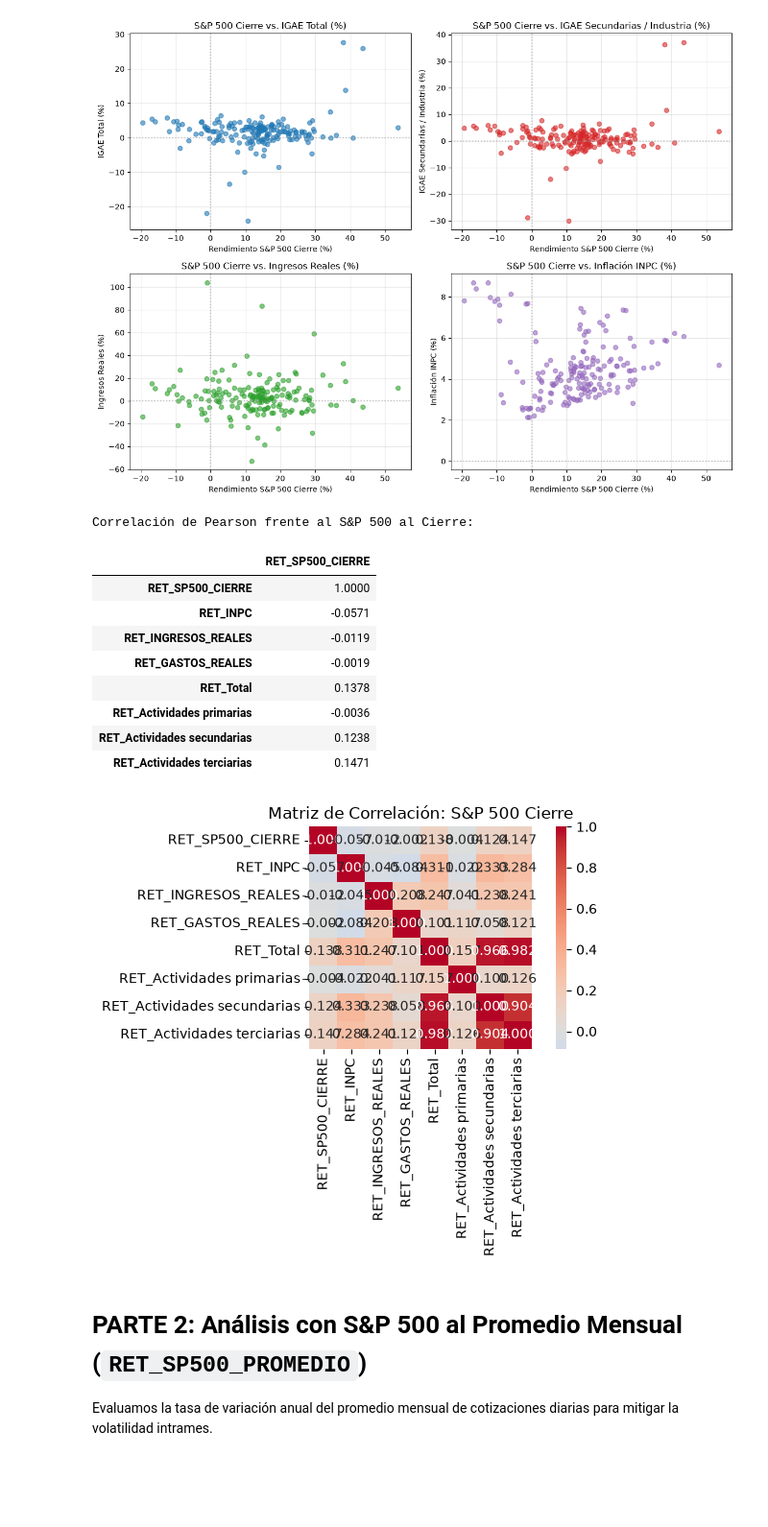
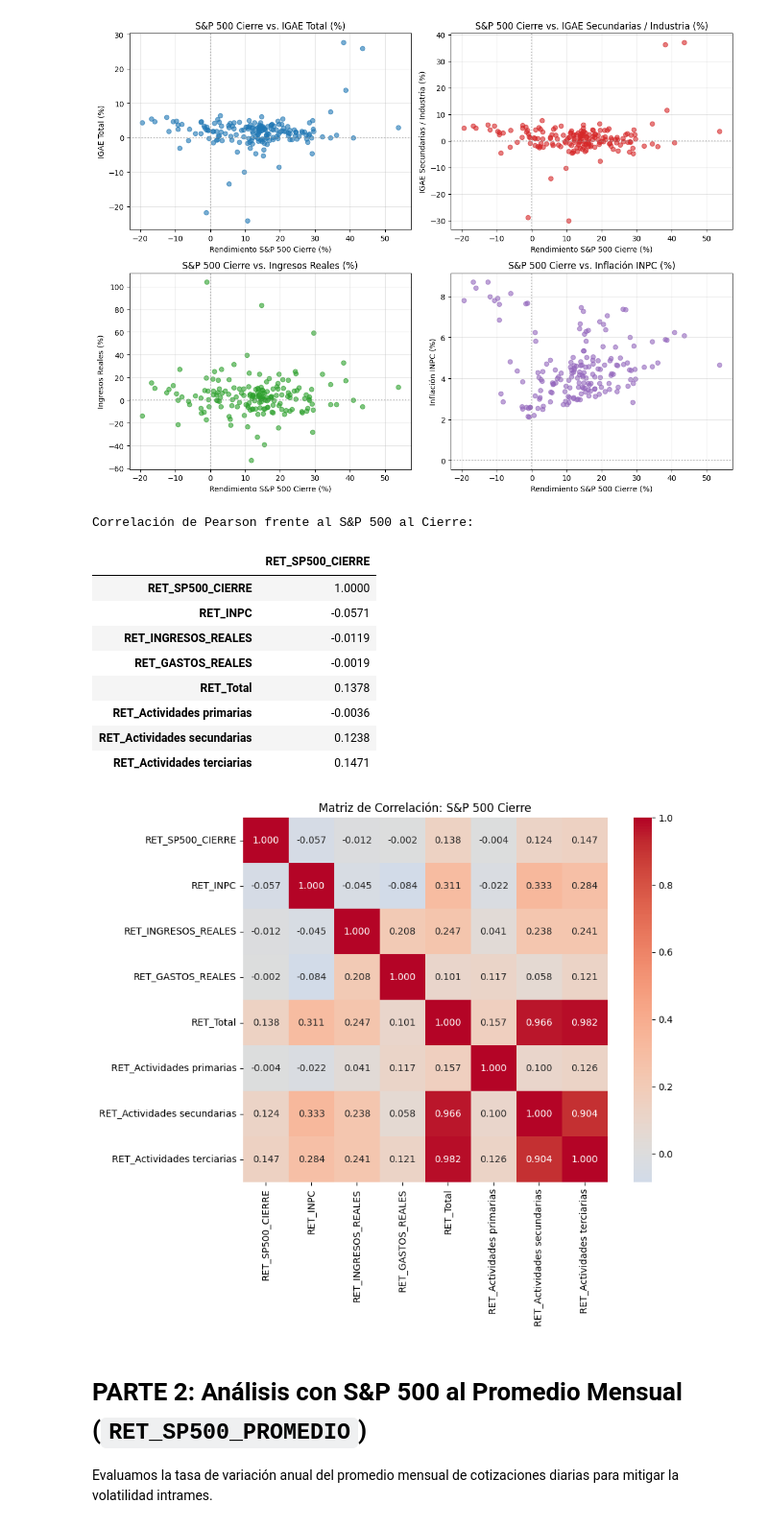
Before and after one commit to JuliaDomRuss/Proyecto_Integrador_PGBD, a Jupyter notebook: notebooks/05_analisis_sp500.ipynb, the cells around one changed output. Shown at 96% size. Drawn from its saved outputs; the diff is of its cells as text; code cells hidden in the pictures; blank space fills up the shorter version.

```diff
--- a/notebooks/05_analisis_sp500.ipynb
+++ b/notebooks/05_analisis_sp500.ipynb
@@ -145,32 +145,32 @@ plt.show()
 # %%
 # 1.4 Matriz de correlación de Pearson - S&P 500 Cierre
 cols_corr_cierre = [
     "RET_SP500_CIERRE", "RET_INPC", "RET_INGRESOS_REALES", "RET_GASTOS_REALES",
     "RET_Total", "RET_Actividades primarias", "RET_Actividades secundarias", "RET_Actividades terciarias"
 ]
 cols_corr_cierre = [c for c in cols_corr_cierre if c in df_ret.columns]
 corr_cierre = df_ret[cols_corr_cierre].corr(method="pearson")
 
 print("Correlación de Pearson frente al S&P 500 al Cierre:")
 display(corr_cierre[["RET_SP500_CIERRE"]].round(4))
 
-plt.figure(figsize=(7, 5))
+plt.figure(figsize=(10, 8))
 sns.heatmap(corr_cierre, annot=True, cmap="coolwarm", center=0, fmt=".3f", square=True)
 plt.title("Matriz de Correlación: S&P 500 Cierre")
 plt.tight_layout()
 plt.show()
 # %% [output]
 Correlación de Pearson frente al S&P 500 al Cierre:
 |  | RET_SP500_CIERRE |
 | RET_SP500_CIERRE | 1.0000 |
 | RET_INPC | -0.0571 |
 | RET_INGRESOS_REALES | -0.0119 |
 | RET_GASTOS_REALES | -0.0019 |
 | RET_Total | 0.1378 |
 | RET_Actividades primarias | -0.0036 |
 | RET_Actividades secundarias | 0.1238 |
 | RET_Actividades terciarias | 0.1471 |
-[figure, old version]
+[figure, new version]
 # %% [markdown]
 # PARTE 2: Análisis con S&P 500 al Promedio Mensual (`RET_SP500_PROMEDIO`)
 Evaluamos la tasa de variación anual del promedio mensual de cotizaciones diarias para mitigar la volatilidad intrames.
```
Also changed, not shown: parts of 9 cells of this notebook.
